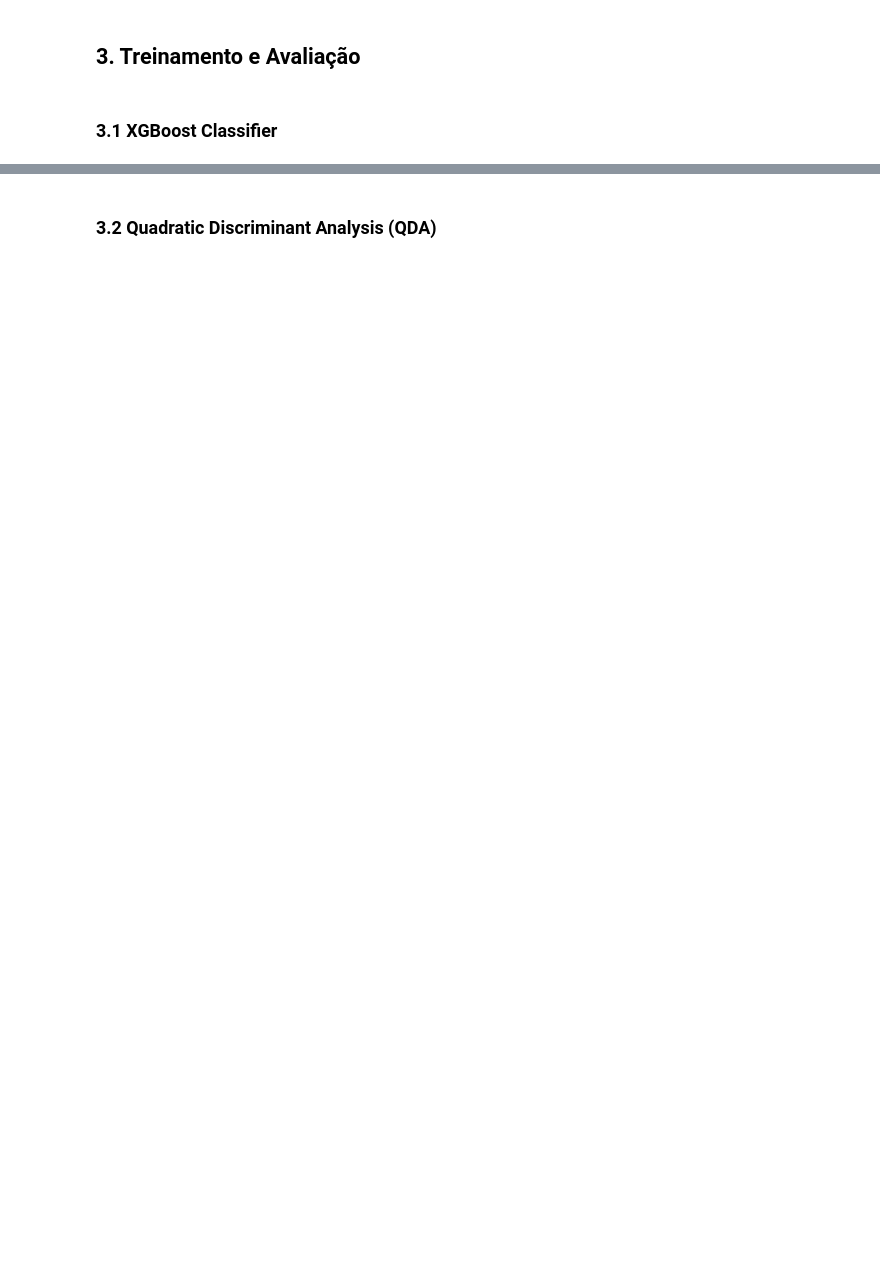
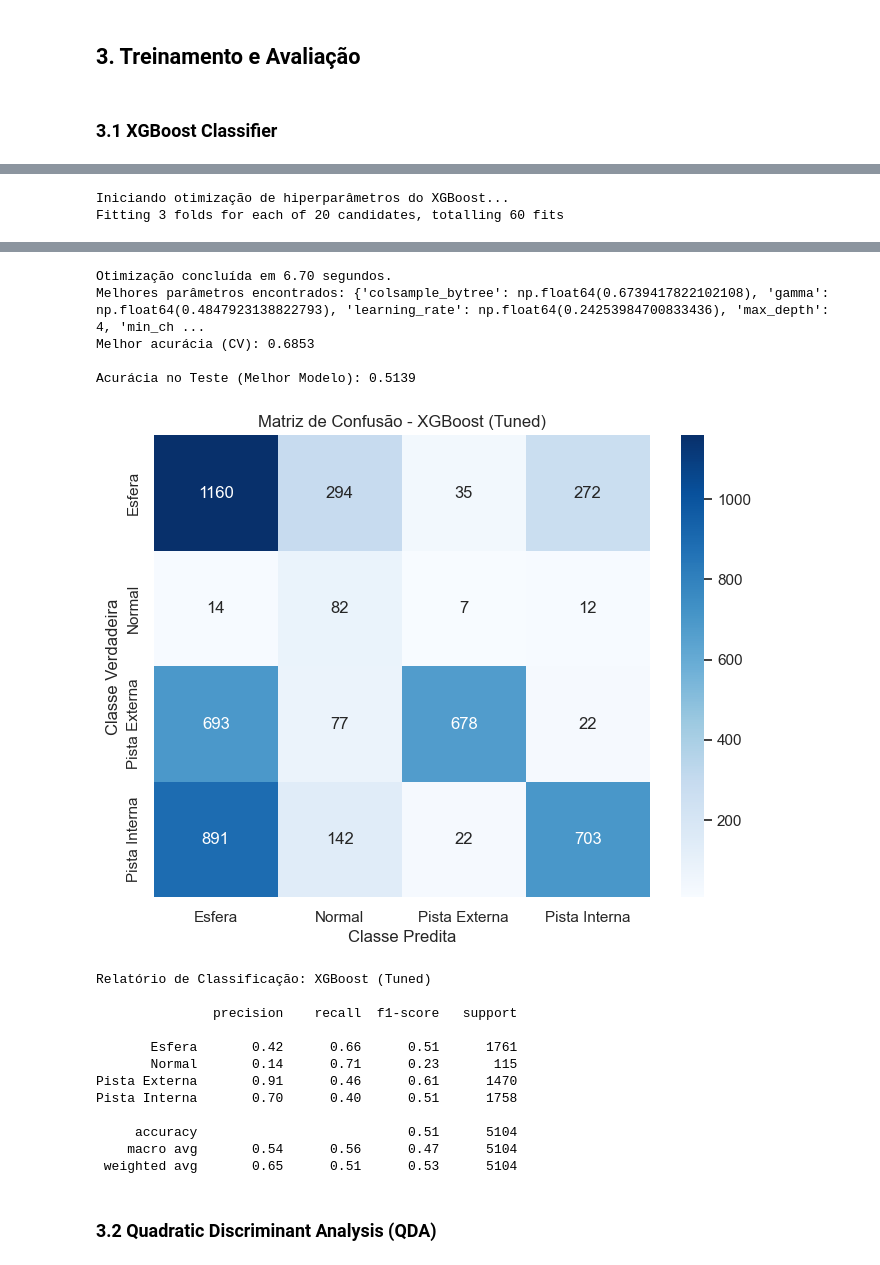
Before and after one commit to ViniciusTomsic/TCC, a Jupyter notebook: notebooks/train_and_evaluate_models.ipynb, the cells around one changed output, grey strips where cells are left out. Saved outputs shown, nothing was run; the diff lists cells and outputs as text; code cells hidden in the pictures; blank space fills up the shorter version.

```diff
--- a/notebooks/train_and_evaluate_models.ipynb
+++ b/notebooks/train_and_evaluate_models.ipynb
@@ -139,0 +107,62 @@ Pista Interna       0.68      0.10      0.18      1638
+# %%
+from sklearn.model_selection import RandomizedSearchCV
+from scipy.stats import uniform, randint
+import xgboost as xgb
+import time
+
+print("Iniciando otimização de hiperparâmetros do XGBoost...")
+
+# 1. Definir o modelo base
+xgb_model = xgb.XGBClassifier(
+    objective='multi:softprob',
+    eval_metric='mlogloss',
+    random_state=42,
+    use_label_encoder=False
+)
+
+# 2. Definir o espaço de busca (Hyperparameter Grid)
+param_dist = {
+    'n_estimators': randint(50, 400),        # Número de árvores
+    'learning_rate': uniform(0.01, 0.3),     # Taxa de aprendizado
+    'max_depth': randint(3, 10),             # Profundidade máxima da árvore
+    'min_child_weight': randint(1, 7),       # Peso mínimo para criar um novo nó
+    'gamma': uniform(0, 0.5),                # Redução mínima de perda para dividir
+    'subsample': uniform(0.6, 0.4),          # Fração de amostras para treinar cada árvore
+    'colsample_bytree': uniform(0.6, 0.4)    # Fração de features para cada árvore
+}
+
+# 3. Configurar o RandomizedSearchCV
+# n_iter=20 significa que ele vai testar 20 combinações aleatórias.
+# Aumente n_iter para uma busca mais exaustiva (mas demora mais).
+random_search = RandomizedSearchCV(
+    estimator=xgb_model,
+    param_distributions=param_dist,
+    n_iter=20,
+    scoring='accuracy',
+    cv=3,           # Cross-validation de 3 folds
+    verbose=1,
+    random_state=42,
+    n_jobs=-1       # Usar todos os processadores
+)
+
+# 4. Executar a busca
+start_time = time.time()
+random_search.fit(X_train_scaled, y_train)
+end_time = time.time()
+
+print(f"Otimização concluída em {end_time - start_time:.2f} segundos.")
+print(f"Melhores parâmetros encontrados: {random_search.best_params_}")
+print(f"Melhor acurácia (CV): {random_search.best_score_:.4f}")
+
+# 5. Usar o melhor modelo para prever no teste
+best_xgb = random_search.best_estimator_
+y_pred_xgb = best_xgb.predict(X_test_scaled)
+
+acc_xgb = accuracy_score(y_test, y_pred_xgb)
+print(f"\nAcurácia no Teste (Melhor Modelo): {acc_xgb:.4f}")
+
+# Plotar matriz de confusão
+plot_confusion_matrix(y_test, y_pred_xgb, "XGBoost (Tuned)", class_names)
+# %% [output]
+Iniciando otimização de hiperparâmetros do XGBoost...
+Fitting 3 folds for each of 20 candidates, totalling 60 fits
@@ -140,3 +172,21 @@ Pista Interna       0.68      0.10      0.18      1638
+Otimização concluída em 6.70 segundos.
+Melhores parâmetros encontrados: {'colsample_bytree': np.float64(0.6739417822102108), 'gamma': np.float64(0.4847923138822793), 'learning_rate': np.float64(0.24253984700833436), 'max_depth': 4, 'min_ch ...
+Melhor acurácia (CV): 0.6853
+
+Acurácia no Teste (Melhor Modelo): 0.5139
+[figure, added]
+Relatório de Classificação: XGBoost (Tuned)
+
+               precision    recall  f1-score   support
+
+       Esfera       0.42      0.66      0.51      1761
+       Normal       0.14      0.71      0.23       115
+Pista Externa       0.91      0.46      0.61      1470
+Pista Interna       0.70      0.40      0.51      1758
+
+     accuracy                           0.51      5104
+    macro avg       0.54      0.56      0.47      5104
+ weighted avg       0.65      0.51      0.53      5104
 # %% [markdown]
 ### 3.2 Quadratic Discriminant Analysis (QDA)
 # %%
```
Also changed, not shown: parts of 7 cells of this notebook, 10 other files.
